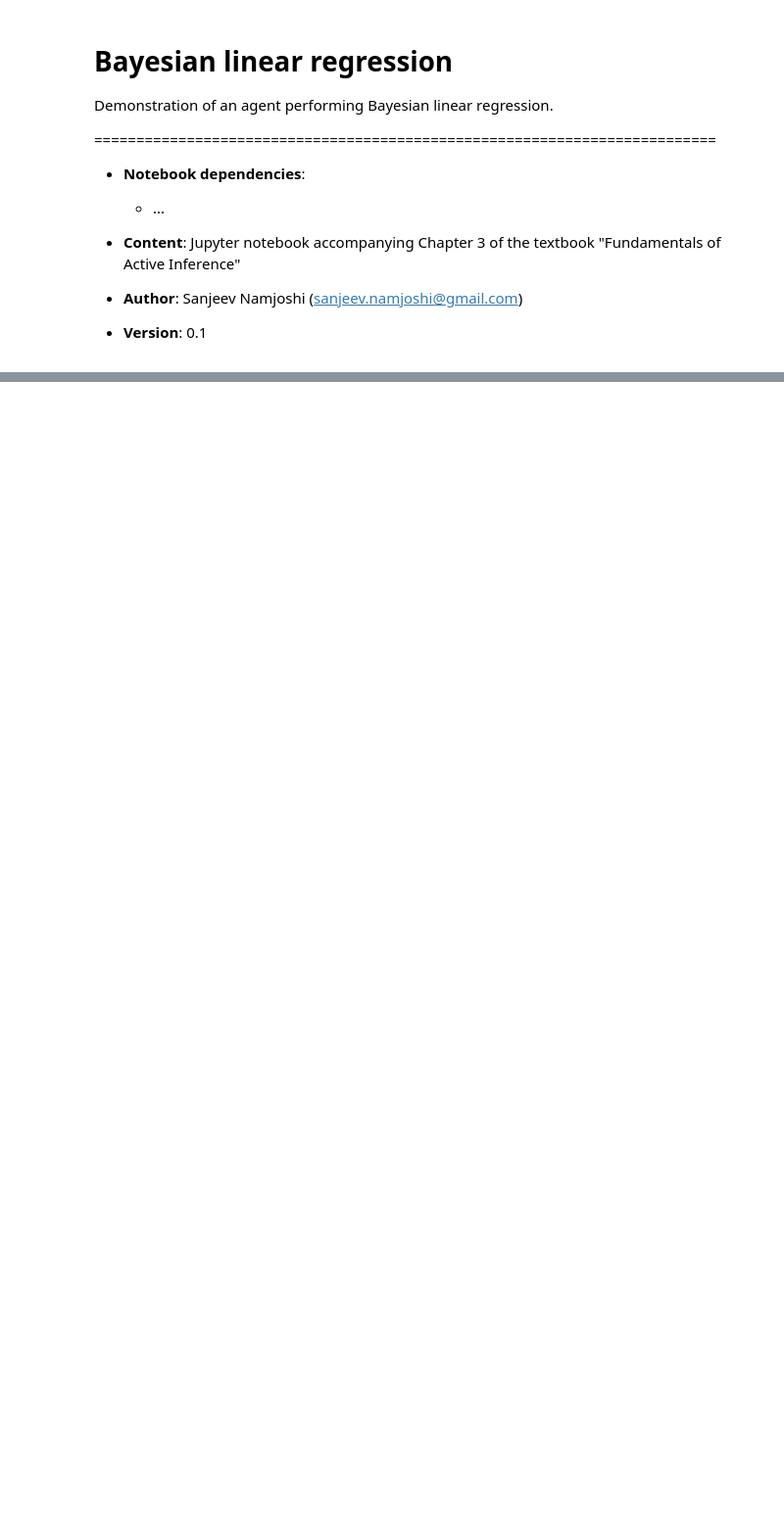
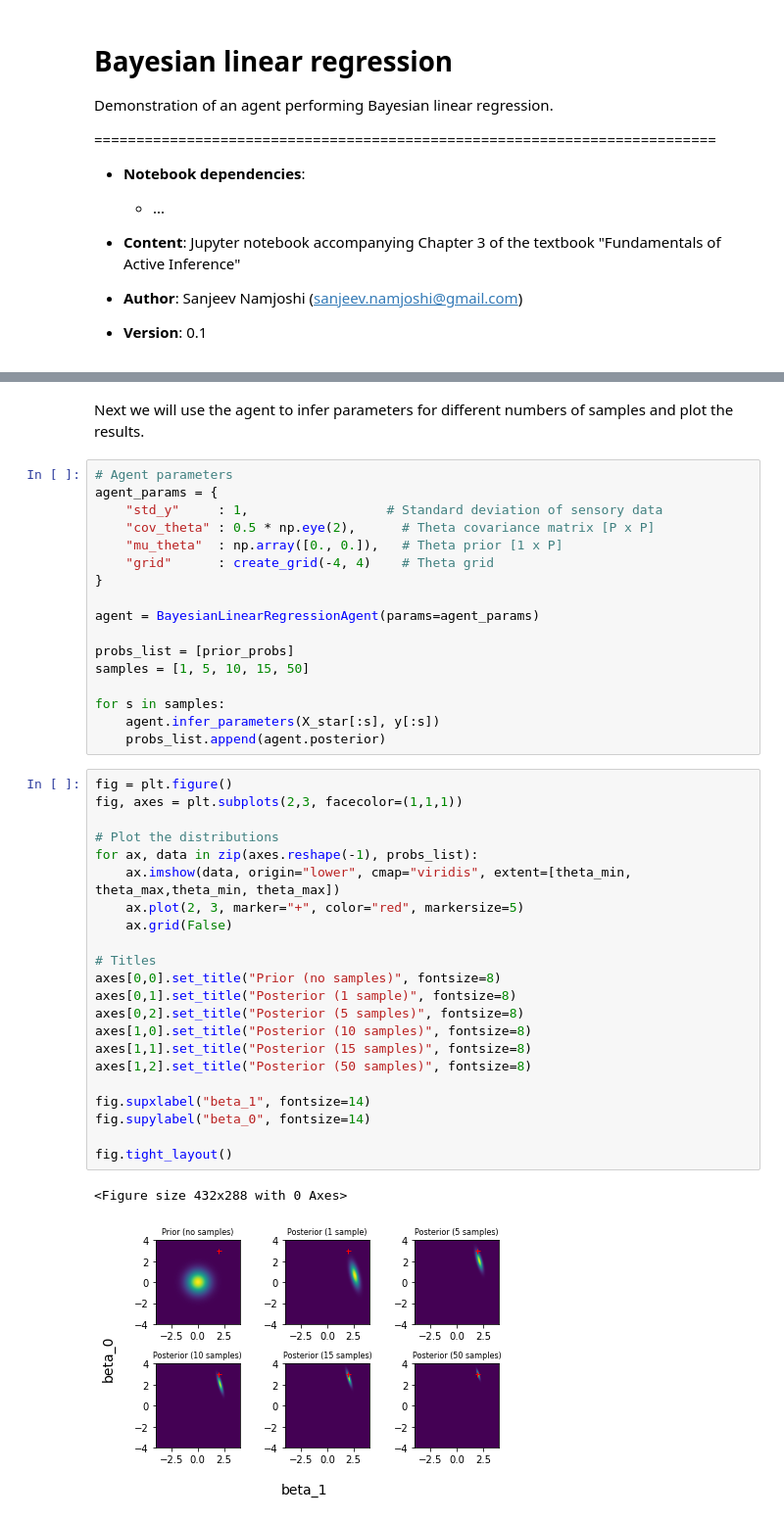
Before and after one commit to snamjoshi/faif-book, a Jupyter notebook: notebooks/ch3/4_bayesian_linear_regression.ipynb, the cells around one changed output, grey strips where cells are left out. Shown at 98% size. Cells and saved outputs as stored; diff of their text form; blank space fills up the shorter version.

Commit message:
Bayesian linear regression notebook complete

```diff
--- a/notebooks/ch3/4_bayesian_linear_regression.ipynb
+++ b/notebooks/ch3/4_bayesian_linear_regression.ipynb
@@ -45,0 +168,44 @@ These equations are directly implemented in `get_posterior_probs()` below.
+# %% [markdown]
+Next we will use the agent to infer parameters for different numbers of samples and plot the results.
+# %%
+# Agent parameters
+agent_params = {
+    "std_y"     : 1,                  # Standard deviation of sensory data
+    "cov_theta" : 0.5 * np.eye(2),      # Theta covariance matrix [P x P]
+    "mu_theta"  : np.array([0., 0.]),   # Theta prior [1 x P]
+    "grid"      : create_grid(-4, 4)    # Theta grid
+}
+
+agent = BayesianLinearRegressionAgent(params=agent_params)
+
+probs_list = [prior_probs]
+samples = [1, 5, 10, 15, 50]
+
+for s in samples:
+    agent.infer_parameters(X_star[:s], y[:s])
+    probs_list.append(agent.posterior)
+# %%
+fig = plt.figure()
+fig, axes = plt.subplots(2,3, facecolor=(1,1,1))
+
+# Plot the distributions
+for ax, data in zip(axes.reshape(-1), probs_list):
+    ax.imshow(data, origin="lower", cmap="viridis", extent=[theta_min, theta_max,theta_min, theta_max])
+    ax.plot(2, 3, marker="+", color="red", markersize=5)
+    ax.grid(False)
+
+# Titles
+axes[0,0].set_title("Prior (no samples)", fontsize=8)
+axes[0,1].set_title("Posterior (1 sample)", fontsize=8)
+axes[0,2].set_title("Posterior (5 samples)", fontsize=8)
+axes[1,0].set_title("Posterior (10 samples)", fontsize=8)
+axes[1,1].set_title("Posterior (15 samples)", fontsize=8)
+axes[1,2].set_title("Posterior (50 samples)", fontsize=8)
+
+fig.supxlabel("beta_1", fontsize=14)
+fig.supylabel("beta_0", fontsize=14)
+
+fig.tight_layout()
+# %% [output]
+<Figure size 432x288 with 0 Axes>
+[figure, added]
```
Also changed, not shown: parts of 12 cells of this notebook, 3 other files.
